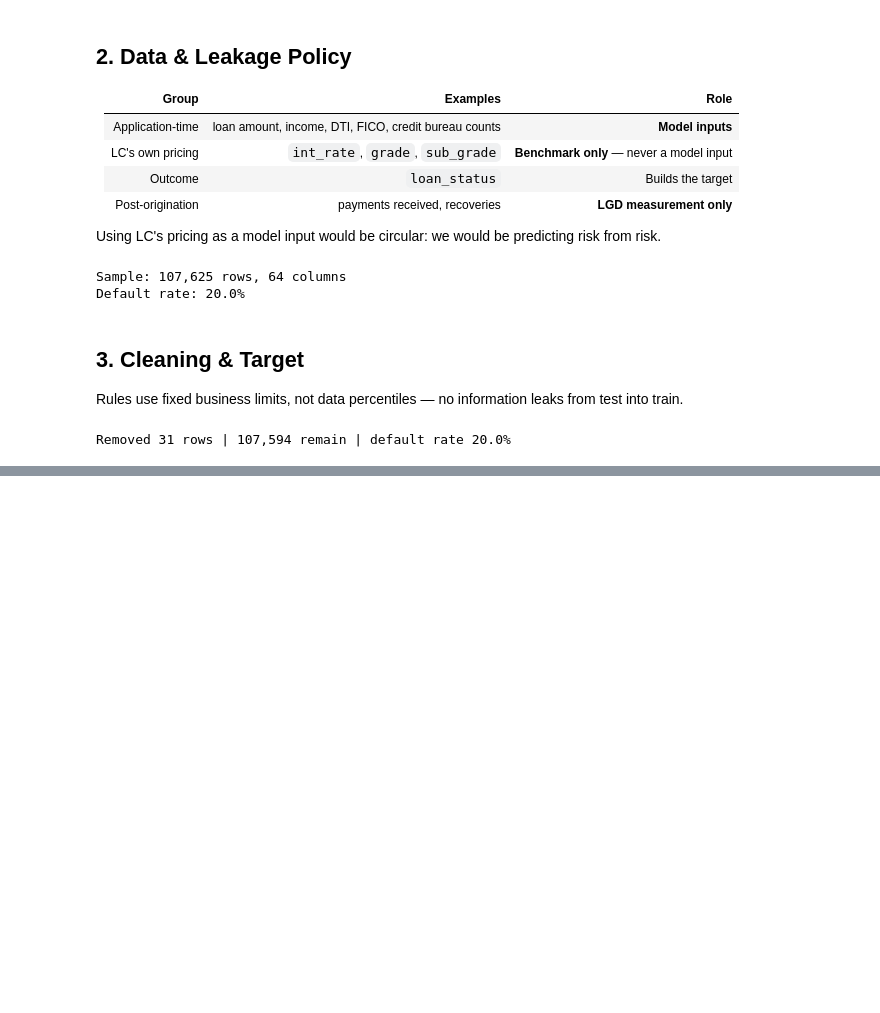
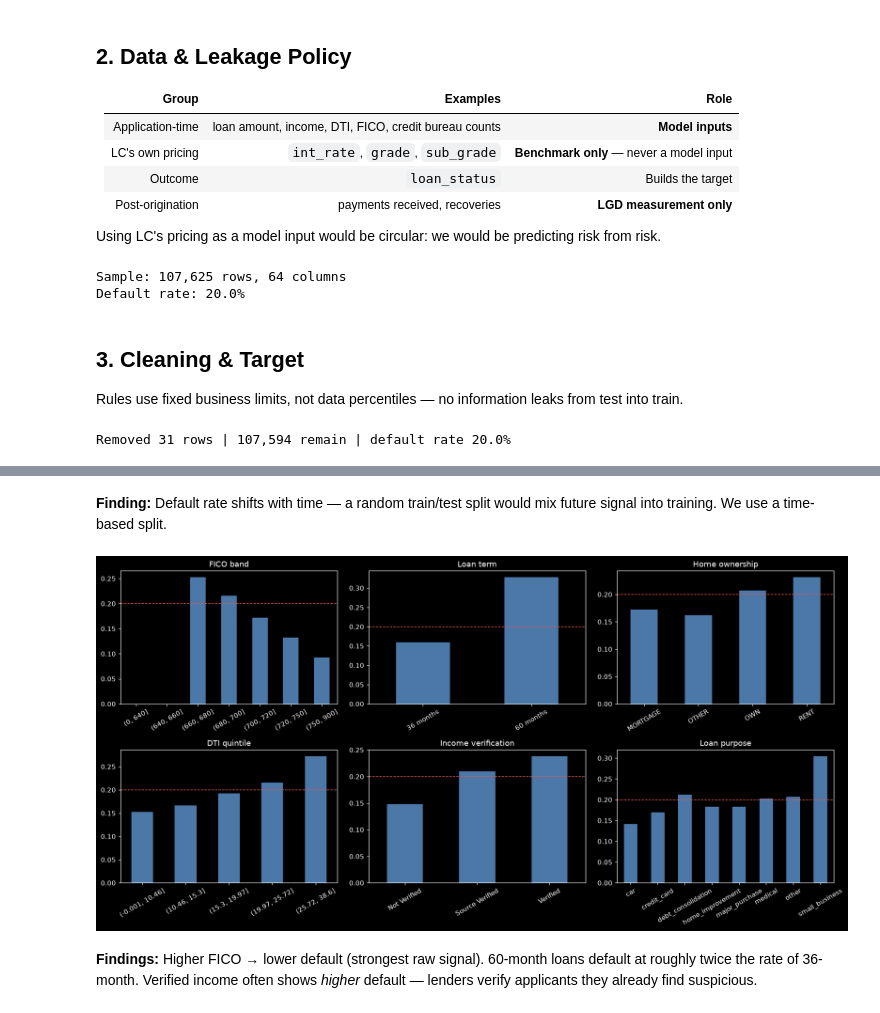
Before and after one commit to ElaheShadman/loan-default-risk-prediction, a Jupyter notebook: lending_notebook.ipynb, the cells around one changed output, grey strips where cells are left out. Cells and saved outputs as stored; diff of their text form; code cells hidden in the pictures; blank space fills up the shorter version.

```diff
--- a/lending_notebook.ipynb
+++ b/lending_notebook.ipynb
@@ -129,0 +141,24 @@ Removed 31 rows | 107,594 remain | default rate 20.0%
+# %% [markdown]
+**Finding:** Default rate shifts with time — a random train/test split would mix future signal into training. We use a time-based split.
+# %%
+def rate_bar(series, ax, title):
+    rate = DF.groupby(series, observed=False)['default'].mean()
+    rate.plot(kind='bar', ax=ax, color='#4C78A8')
+    ax.axhline(DF['default'].mean(), color='#E45756', ls='--', lw=1)
+    ax.set_title(title); ax.set_xlabel('')
+    ax.tick_params(axis='x', rotation=30)
+
+fig, ax = plt.subplots(2, 3, figsize=(16, 8))
+rate_bar(pd.cut(DF['fico_avg'], [0,640,660,680,700,720,750,900]), ax[0,0], 'FICO band')
+rate_bar(DF['term'], ax[0,1], 'Loan term')
+rate_bar(DF['home_ownership'].where(DF['home_ownership'].isin(['MORTGAGE','RENT','OWN']),'OTHER'), ax[0,2], 'Home ownership')
+dti_c = DF['dti'].clip(upper=DF['dti'].quantile(0.99))
+rate_bar(pd.qcut(dti_c, 5, duplicates='drop'), ax[1,0], 'DTI quintile')
+rate_bar(DF['verification_status'], ax[1,1], 'Income verification')
+top_p = DF['purpose'].value_counts().head(8).index
+rate_bar(DF['purpose'].where(DF['purpose'].isin(top_p), 'other'), ax[1,2], 'Loan purpose')
+plt.tight_layout(); plt.show()
+# %% [output]
+[figure, added]
+# %% [markdown]
+**Findings:** Higher FICO → lower default (strongest raw signal). 60-month loans default at roughly twice the rate of 36-month. Verified income often shows *higher* default — lenders verify applicants they already find suspicious.
```
Also changed, not shown: parts of 2 cells of this notebook.
